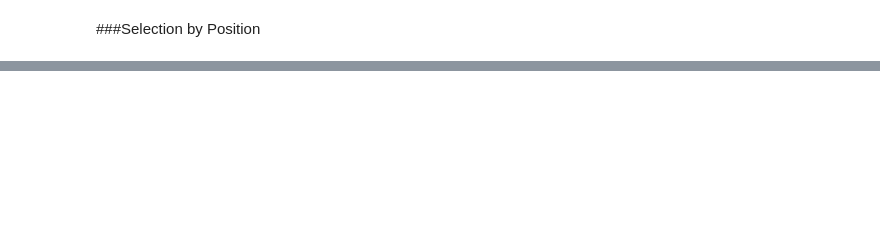
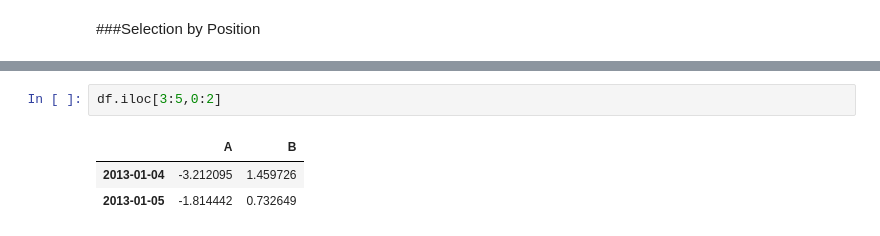
Before and after one commit to clipper0417/Pandas, a Jupyter notebook: 10_Minutes_To_Pandas.ipynb, the cells around one changed output, grey strips where cells are left out. Cells and saved outputs as stored; diff of their text form; blank space fills up the shorter version.

```diff
--- a/10_Minutes_To_Pandas.ipynb
+++ b/10_Minutes_To_Pandas.ipynb
@@ -213,0 +229,6 @@ df.at[dates[0],'A']
+# %%
+df.iloc[3:5,0:2]
+# %% [output]
+|  | A | B |
+| 2013-01-04 | -3.212095 | 1.459726 |
+| 2013-01-05 | -1.814442 | 0.732649 |
```
Also changed, not shown: parts of 27 cells of this notebook.
